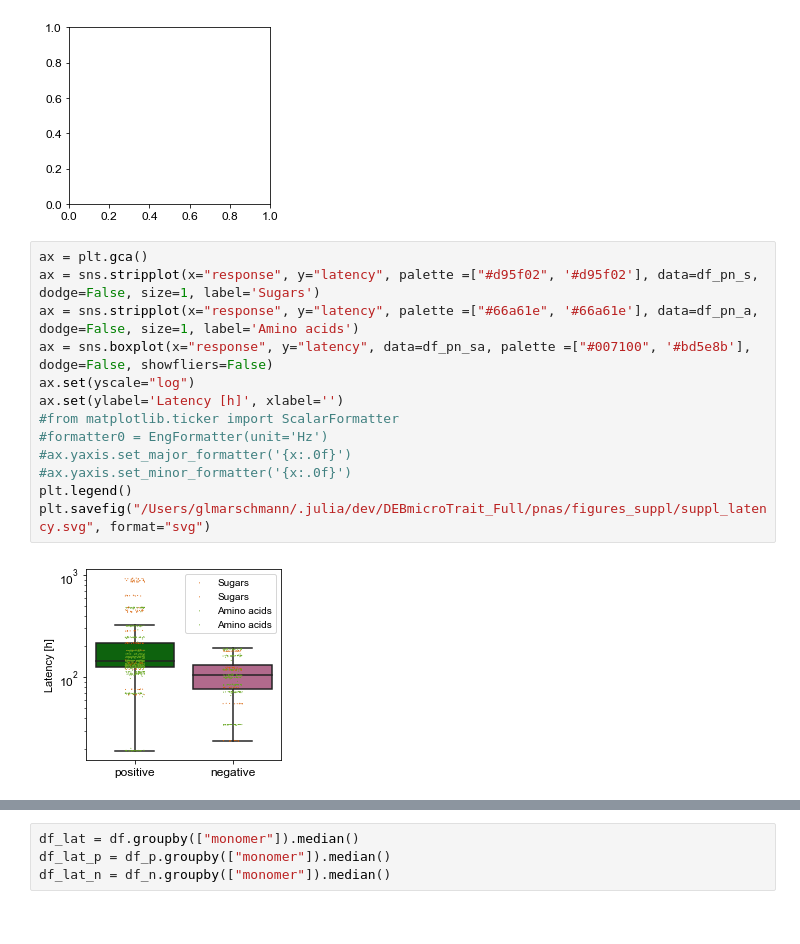
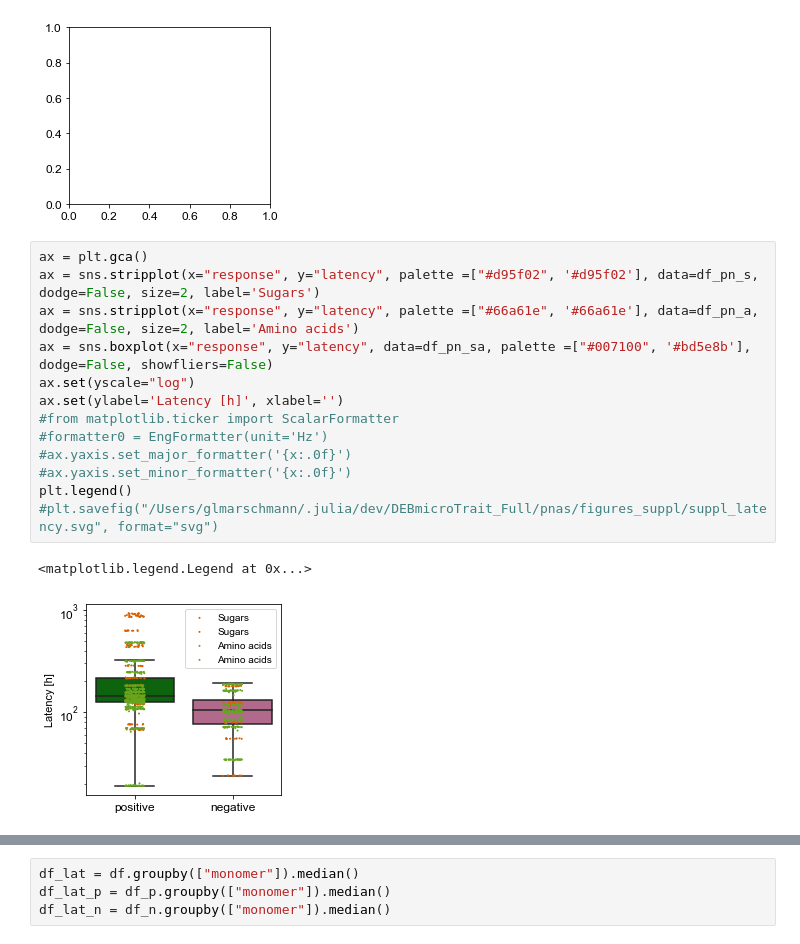
Before and after one commit to giannamars/DEBmicroTrait.jl, a Jupyter notebook: scripts/post_processing/batch_simulations.ipynb, the cells around one changed output, grey strips where cells are left out. Saved outputs shown, nothing was run; the diff lists cells and outputs as text.

```diff
--- a/scripts/post_processing/batch_simulations.ipynb
+++ b/scripts/post_processing/batch_simulations.ipynb
@@ -583,16 +587,17 @@ plt.axes([leftmargin,
 [figure]
 # %%
 ax = plt.gca()
-ax = sns.stripplot(x="response", y="latency", palette =["#d95f02", '#d95f02'], data=df_pn_s, dodge=False, size=1, label='Sugars')
-ax = sns.stripplot(x="response", y="latency", palette =["#66a61e", '#66a61e'], data=df_pn_a, dodge=False, size=1, label='Amino acids')
+ax = sns.stripplot(x="response", y="latency", palette =["#d95f02", '#d95f02'], data=df_pn_s, dodge=False, size=2, label='Sugars')
+ax = sns.stripplot(x="response", y="latency", palette =["#66a61e", '#66a61e'], data=df_pn_a, dodge=False, size=2, label='Amino acids')
 ax = sns.boxplot(x="response", y="latency", data=df_pn_sa, palette =["#007100", '#bd5e8b'], dodge=False, showfliers=False)
 ax.set(yscale="log")
 ax.set(ylabel='Latency [h]', xlabel='')
 #from matplotlib.ticker import ScalarFormatter
 #formatter0 = EngFormatter(unit='Hz')
 #ax.yaxis.set_major_formatter('{x:.0f}')
 #ax.yaxis.set_minor_formatter('{x:.0f}')
 plt.legend()
-plt.savefig("/Users/glmarschmann/.julia/dev/DEBmicroTrait_Full/pnas/figures_suppl/suppl_latency.svg", format="svg")
+#plt.savefig("/Users/glmarschmann/.julia/dev/DEBmicroTrait_Full/pnas/figures_suppl/suppl_latency.svg", format="svg")
 # %% [output]
+<matplotlib.legend.Legend at 0x...>
-[figure, old version]
+[figure, new version]
```
Also changed, not shown: parts of 6 cells of this notebook, 18 other files.
